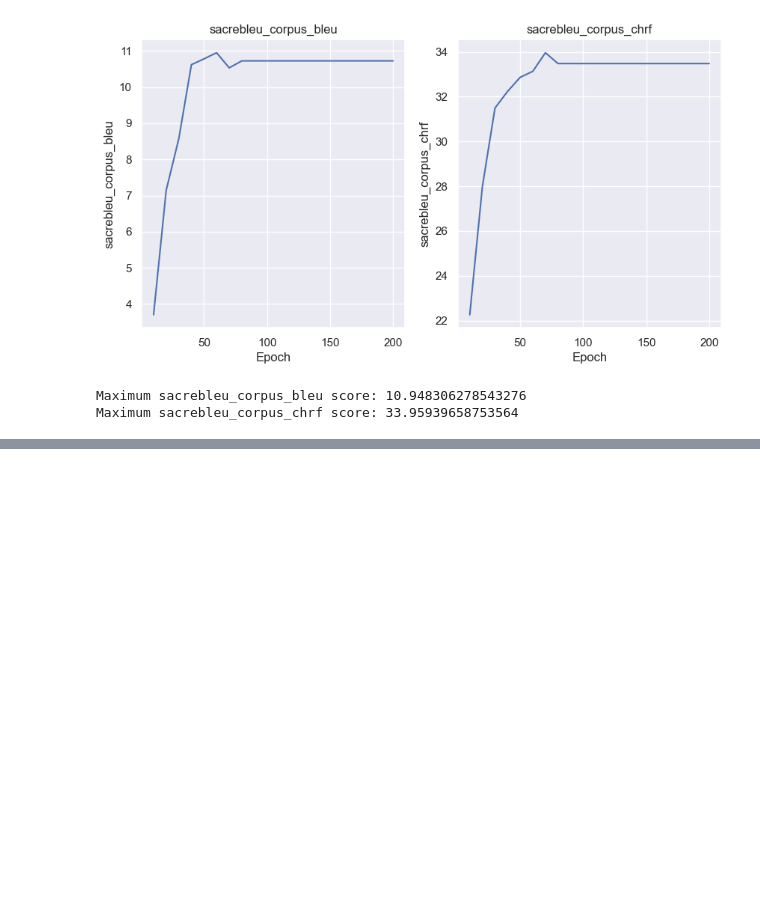
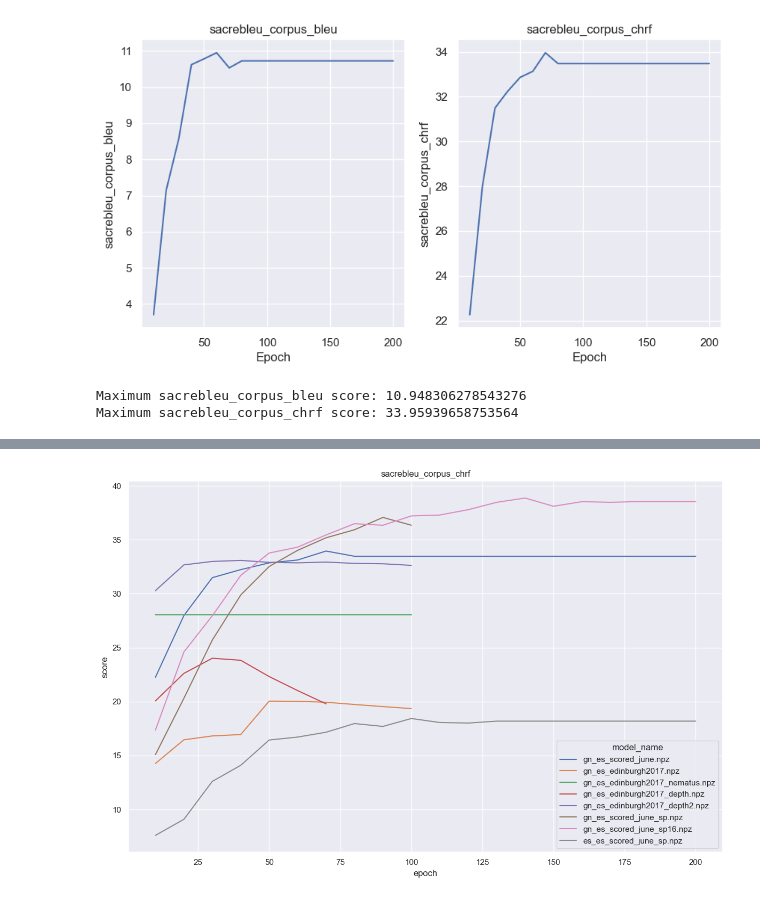
Before and after one commit to baladon-lucas-pardinas/NMT-Translation-gn-es, a Jupyter notebook: notebooks/metric_evaluation.ipynb, the cells around one changed output, grey strips where cells are left out. Cells and saved outputs as stored; diff of their text form; code cells hidden in the pictures; blank space fills up the shorter version.

```diff
--- a/notebooks/metric_evaluation.ipynb
+++ b/notebooks/metric_evaluation.ipynb
@@ -56,0 +90,4 @@ Maximum sacrebleu_corpus_chrf score: 33.95939658753564
+# %%
+plots.plot_metric_by_epoch_foreach_model(results_df, metric='sacrebleu_corpus_chrf');
+# %% [output]
+[figure, added]
```
Also changed, not shown: parts of 13 cells of this notebook, 22 other files.
